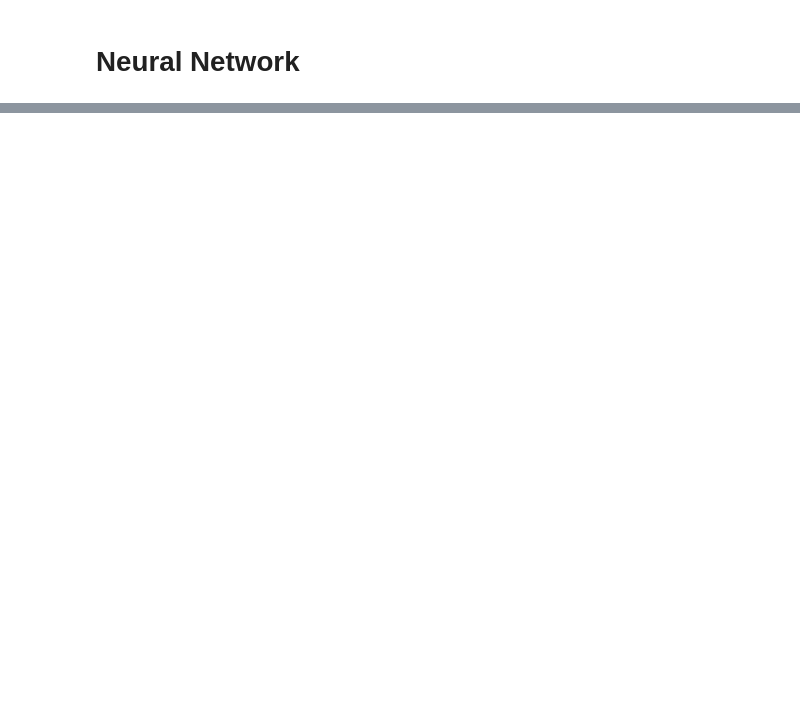
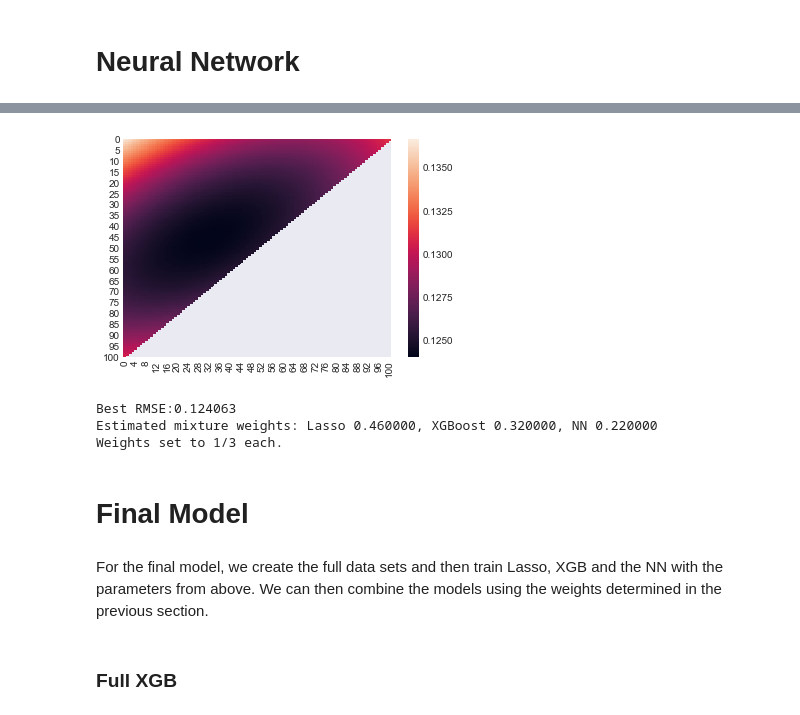
Before and after one commit to larpal/KaggleHousePrices, a Jupyter notebook: house_prices_XGB_NN.ipynb, the cells around one changed output, grey strips where cells are left out. Cells and saved outputs as stored; diff of their text form; code cells hidden in the pictures; blank space fills up the shorter version.

```diff
--- a/house_prices_XGB_NN.ipynb
+++ b/house_prices_XGB_NN.ipynb
@@ -717,2 +671,0 @@ print(params[0])
-# %%
-train(net_reg,dataloader_NN,RMSELoss,10000, 0.01,wd=10**-5)
@@ -747,5 +671,0 @@ dataloader_NN_full = torch.utils.data.DataLoader(dataset_full,batch_size = x_ten
-# %%
-train(net_final,dataloader_NN_full,RMSELoss,3000, 0.01,wd=10**-5, earlystop = False)
-train(net_final,dataloader_NN_full,RMSELoss,1000, 0.001,wd=10**-5, earlystop = False)
-#train(net_final,dataloader_NN,RMSELoss,5000, 10**-5,wd=5*10**-4, earlystop = False)
-#train(net_final,dataloader_NN_full,RMSELoss,1000, 10**-6,wd=5*10**-4, earlystop = False)
@@ -774,0 +782,2 @@ df_pred.to_csv('RF_v11.csv',index=False)
+# %%
+train(net_reg,dataloader_NN,RMSELoss,10000, 5*10**-5,wd=5*10**-4)
@@ -774,0 +833,5 @@ df_pred.to_csv('RF_v11.csv',index=False)
+# %%
+from sklearn import linear_model
+lasso_reg = linear_model.Lasso(alpha=10**-4)
+lasso_reg.fit(X_train_Lasso,y_train_Lasso)
+print('Lasso validation RMSE: {:4f}'.format(get_rmse(lasso_reg.predict(X_val_Lasso)*y_std+y_mean,y_val_Lasso*y_std+y_mean)))
@@ -774,0 +865,47 @@ df_pred.to_csv('RF_v11.csv',index=False)
+# %%
+pred_NN = net_reg(x_tensor_val).detach().numpy().flatten()*y_std+y_mean
+pred_Lasso = lasso_reg.predict(X_val_Lasso)*y_std+y_mean
+pred_XGB = xgb_reg.predict(X_val)
+grid = np.linspace(0,1,101)
+err_mixed = np.nan*np.ones((len(grid),len(grid)))
+idx1 = 0
+minval = 10
+for w_Lasso in grid:
+    idx2 = 0
+    for w_XGB in grid:
+        if w_Lasso + w_XGB > 1:
+            break
+        else:
+            err_mixed[idx1,idx2] = get_rmse(pred_Lasso*w_Lasso + pred_XGB*w_XGB + (1-w_Lasso-w_XGB)*(pred_NN),y_val)
+            if err_mixed[idx1,idx2] < minval:
+                minval = err_mixed[idx1,idx2]
+                idx1_min = idx1
+                idx2_min = idx2
+    #print('Weight: ', weight,' RMSE: ',((xgb_reg.predict(X_val)*weight + (1-weight)*(predictions_NN))-y_val).std())
+        idx2 += 1
+    idx1 += 1
+
+w_opt_Lasso = grid[idx1_min]
+w_opt_XGB = grid[idx2_min]
+w_opt_NN = 1 - w_opt_Lasso - w_opt_XGB
+
+
+sns.heatmap(err_mixed)
+plt.show()
+print('Best RMSE:{:4f}'.format(minval))
+print('Estimated mixture weights: Lasso {0:2f}, XGBoost {1:2f}, NN {2:2f}'.format(w_opt_Lasso,w_opt_XGB,w_opt_NN))
+w_opt_XGB = 1/3
+w_opt_Lasso = 1/3
+w_opt_NN = 1/3
+print('Weights set to 1/3 each.')
+# %% [output]
+[figure, added]
+Best RMSE:0.124063
+Estimated mixture weights: Lasso 0.460000, XGBoost 0.320000, NN 0.220000
+Weights set to 1/3 each.
+# %% [markdown]
+# Final Model
+# %% [markdown]
+For the final model, we create the full data sets and then train Lasso, XGB and the NN with the parameters from above. We can then combine the models using the weights determined in the previous section.
+# %% [markdown]
+### Full XGB
```
Also changed, not shown: parts of 71 cells of this notebook, 1 other file.
